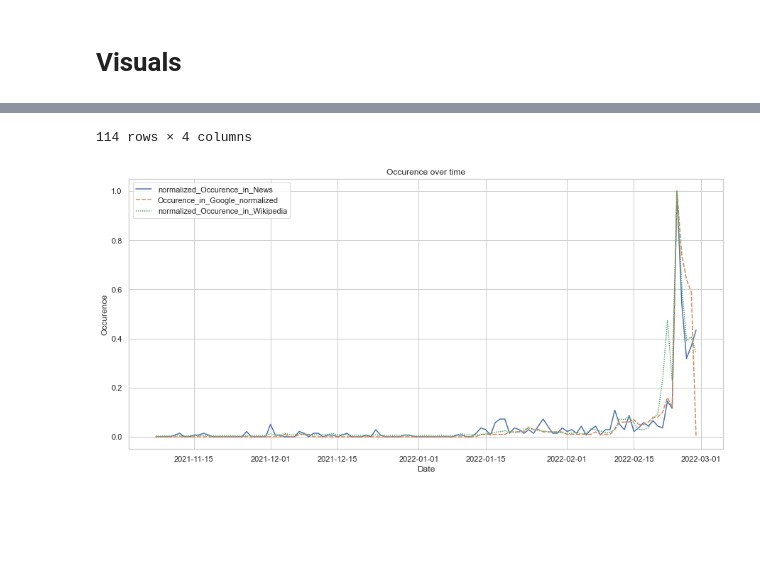
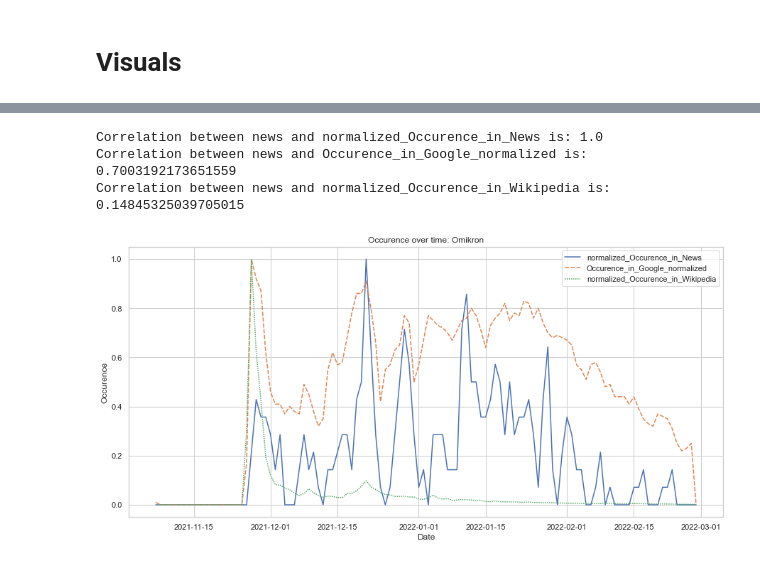
Before and after one commit to JanSchuck/Bachelorthesis, a Jupyter notebook: Analysis/Analysis.ipynb, the cells around one changed output, grey strips where cells are left out. Cells and saved outputs as stored; diff of their text form; code cells hidden in the pictures; blank space fills up the shorter version.

```diff
--- a/Analysis/Analysis.ipynb
+++ b/Analysis/Analysis.ipynb
@@ -43,21 +43,31 @@ def set_correct_datatypes(dataframe):
 # Visuals
 # %%
 def plot_Occurence_over_time(i_dataframe_o, KeyWord, Occurence_Columns, figsize):
-    # prepare dataframe
-    dataframe = i_dataframe_o
+    # copy inputs
+    dataframe = i_dataframe_o.copy()
+    Occurence_Columns_copy = Occurence_Columns.copy()
+    # get all rows by keyword
     dataframe = dataframe.loc[(dataframe["KeyWord"] == KeyWord)]
     Occurence_Columns.extend(["date","KeyWord"])
     dataframe = dataframe[Occurence_Columns]
     dataframe = dataframe.set_index("date")
 
+
+
     fig, ax = plt.subplots(figsize = (15, 7))
 
-    sns.lineplot(ax = ax, data=dataframe).set_title('Occurence over time')
+    sns.lineplot(ax = ax, data=dataframe).set_title('Occurence over time: ' + KeyWord)
 
     plt.xlabel('Date')
     plt.ylabel('Occurence')
 
 
+    column_1 = dataframe["normalized_Occurence_in_News"]
+    for Occurence_Column in Occurence_Columns_copy:
+        column_2 = dataframe[Occurence_Column]
+        correlation = column_1.corr(column_2)
+        print("Correlation between news and "+ Occurence_Column +" is: "+ str(correlation))
+
 
 
     return dataframe
@@ -65,6 +75,5 @@ def plot_Occurence_over_time(i_dataframe_o, KeyWord, Occurence_Columns, figsize)
 normalized_data = ["normalized_Occurence_in_News","Occurence_in_Google_normalized","normalized_Occurence_in_Wikipedia"]
 
 
-x = plot_Occurence_over_time(Occurence_df,"Ukraine", normalized_data,(20,8))
-x
+x = plot_Occurence_over_time(Occurence_df,"Omikron", normalized_data,(20,8))
 # %% [output]
@@ -84,5 +80,7 @@ x
-114 rows × 4 columns
+Correlation between news and normalized_Occurence_in_News is: 1.0
+Correlation between news and Occurence_in_Google_normalized is: 0.7003192173651559
+Correlation between news and normalized_Occurence_in_Wikipedia is: 0.14845325039705015
-[figure, old version]
+[figure, new version]
 # %%
 Occurence_df
 # %% [output]
```
Also changed, not shown: parts of 2 cells of this notebook.
